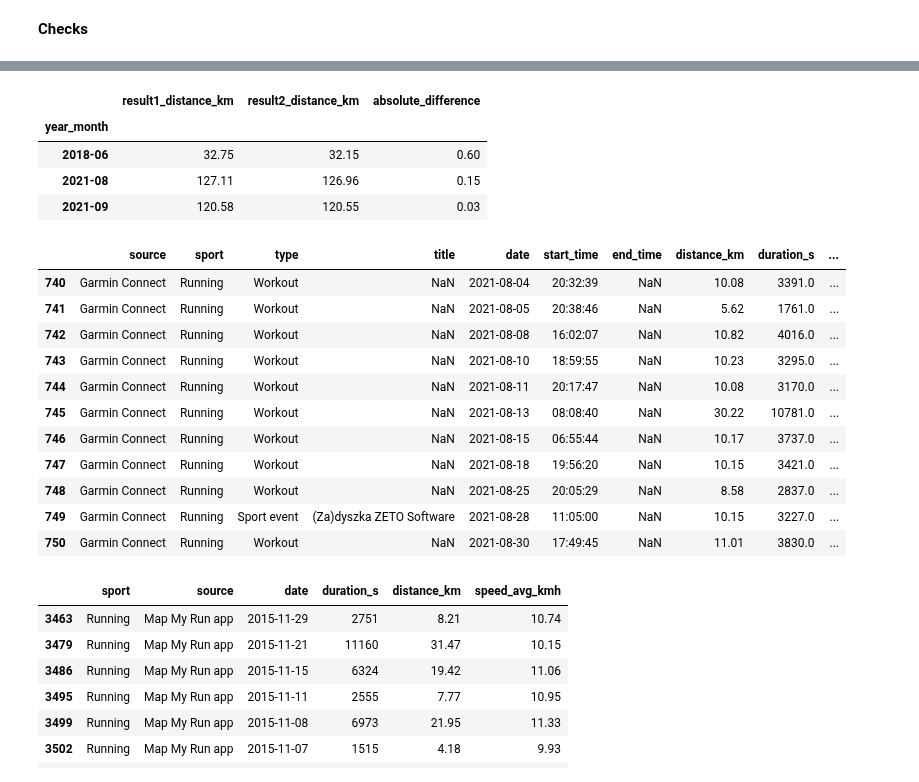
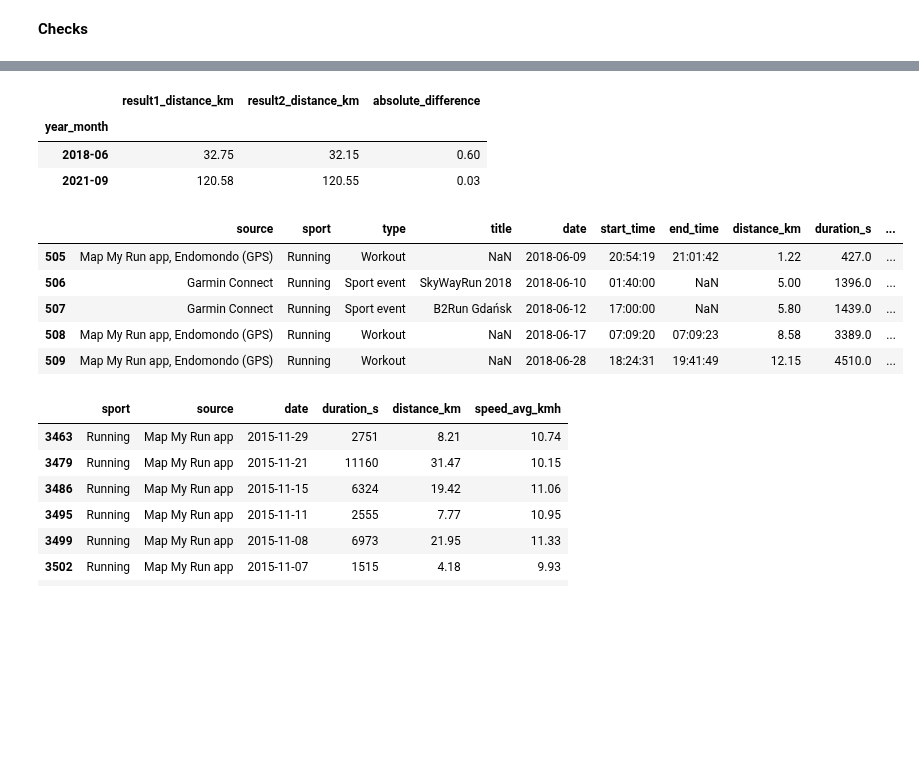
Before and after one commit to slazur83/Tableau, a Jupyter notebook: Workouts.ipynb, the cells around one changed output, grey strips where cells are left out. Cells and saved outputs as stored; diff of their text form; code cells hidden in the pictures; blank space fills up the shorter version.

```diff
--- a/Workouts.ipynb
+++ b/Workouts.ipynb
@@ -257,7 +257,7 @@ merged_df = merged_df.drop(['data', 'nazwa zawodów'], axis=1)
 dates_to_remove = merged_df['date'].tolist()
 df_filtered = df123456789[~((df123456789['date'].isin(dates_to_remove)) & (df123456789['source'].isna()))]
 final = pd.concat([df_filtered, merged_df], ignore_index=True)
-final.loc[(final['title'] == "(Za)dyszka ZETO Software") & (final['date'] == '2021-08-28'), 'distance'] = 10.00
+final.loc[(final['title'] == "(Za)dyszka ZETO Software") & (final['date'] == '2021-08-28'), 'distance_km'] = 10.00
 # %% [markdown]
 **Checks**
 # %%
@@ -331,24 +331,17 @@ display(filtered_df)
 |  | result1_distance_km | result2_distance_km | absolute_difference |
 | year_month |  |  |  |
 | 2018-06 | 32.75 | 32.15 | 0.60 |
-| 2021-08 | 127.11 | 126.96 | 0.15 |
 | 2021-09 | 120.58 | 120.55 | 0.03 |
 # %%
-filtered_df = final[(final['date'].dt.year == 2021) & (final['date'].dt.month == 8)]
+filtered_df = final[(final['date'].dt.year == 2018) & (final['date'].dt.month == 6)]
 filtered_df
 # %% [output]
 |  | source | sport | type | title | date | start_time | end_time | distance_km | duration_s | ... |
-| 740 | Garmin Connect | Running | Workout | NaN | 2021-08-04 | 20:32:39 | NaN | 10.08 | 3391.0 | ... |
-| 741 | Garmin Connect | Running | Workout | NaN | 2021-08-05 | 20:38:46 | NaN | 5.62 | 1761.0 | ... |
-| 742 | Garmin Connect | Running | Workout | NaN | 2021-08-08 | 16:02:07 | NaN | 10.82 | 4016.0 | ... |
-| 743 | Garmin Connect | Running | Workout | NaN | 2021-08-10 | 18:59:55 | NaN | 10.23 | 3295.0 | ... |
-| 744 | Garmin Connect | Running | Workout | NaN | 2021-08-11 | 20:17:47 | NaN | 10.08 | 3170.0 | ... |
-| 745 | Garmin Connect | Running | Workout | NaN | 2021-08-13 | 08:08:40 | NaN | 30.22 | 10781.0 | ... |
-| 746 | Garmin Connect | Running | Workout | NaN | 2021-08-15 | 06:55:44 | NaN | 10.17 | 3737.0 | ... |
-| 747 | Garmin Connect | Running | Workout | NaN | 2021-08-18 | 19:56:20 | NaN | 10.15 | 3421.0 | ... |
-| 748 | Garmin Connect | Running | Workout | NaN | 2021-08-25 | 20:05:29 | NaN | 8.58 | 2837.0 | ... |
-| 749 | Garmin Connect | Running | Sport event | (Za)dyszka ZETO Software | 2021-08-28 | 11:05:00 | NaN | 10.15 | 3227.0 | ... |
-| 750 | Garmin Connect | Running | Workout | NaN | 2021-08-30 | 17:49:45 | NaN | 11.01 | 3830.0 | ... |
+| 505 | Map My Run app, Endomondo (GPS) | Running | Workout | NaN | 2018-06-09 | 20:54:19 | 21:01:42 | 1.22 | 427.0 | ... |
+| 506 | Garmin Connect | Running | Sport event | SkyWayRun 2018 | 2018-06-10 | 01:40:00 | NaN | 5.00 | 1396.0 | ... |
+| 507 | Garmin Connect | Running | Sport event | B2Run Gdańsk | 2018-06-12 | 17:00:00 | NaN | 5.80 | 1439.0 | ... |
+| 508 | Map My Run app, Endomondo (GPS) | Running | Workout | NaN | 2018-06-17 | 07:09:20 | 07:09:23 | 8.58 | 3389.0 | ... |
+| 509 | Map My Run app, Endomondo (GPS) | Running | Workout | NaN | 2018-06-28 | 18:24:31 | 19:41:49 | 12.15 | 4510.0 | ... |
 # %%
 filtered_df = df2[(df2['date'].dt.year == 2015) & (df2['date'].dt.month == 11)]
 filtered_df
```
Also changed, not shown: parts of 1 cell of this notebook.
